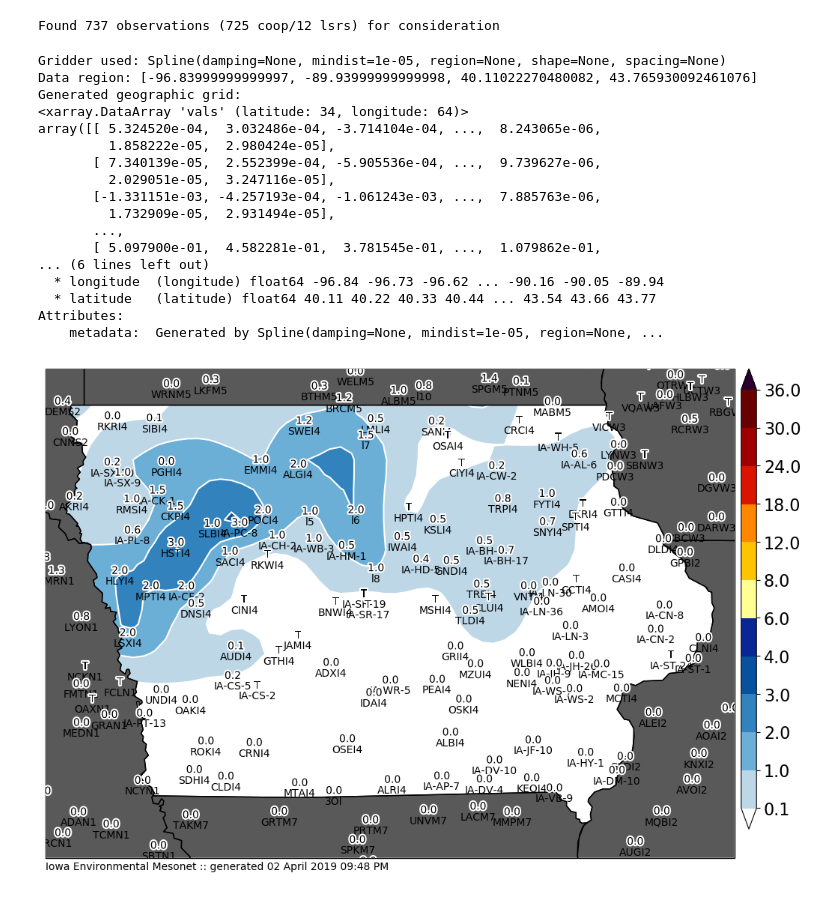
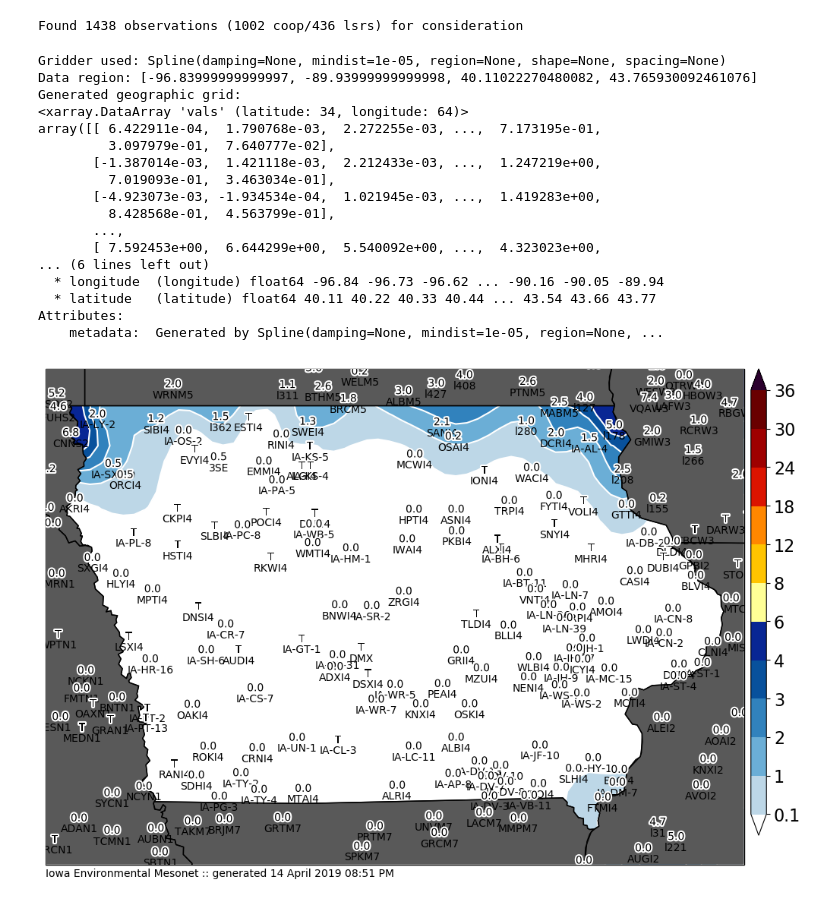
Before and after one commit to akrherz/DEV, a Jupyter notebook: coop/feature_snowfall_analysis.ipynb, the cells around one changed output. Saved outputs shown, nothing was run; the diff lists cells and outputs as text; code cells hidden in the pictures.

```diff
--- a/coop/feature_snowfall_analysis.ipynb
+++ b/coop/feature_snowfall_analysis.ipynb
@@ -81,8 +81,8 @@ def get_coop(dates):
     IEM.close()
     return data
 
-crows = get_coop( ['2019-04-02', '2019-04-03'] )
-sts = utc(2019, 4, 2, 0)
+crows = get_coop( ['2019-04-10', '2019-04-11', '2019-04-12', '2019-04-13'] )
+sts = utc(2019, 4, 10, 12)
 ets = utc(2019, 4, 28, 12, 0)
 lrows = get_lsrs(sts, ets)
 
@@ -126,14 +126,13 @@ dfall = df
 #    dfall = pd.concat([df, pd.DataFrame(newrows)], ignore_index=True)
 dfall.set_index('label', inplace=True)
 # %% [output]
-Found 737 observations (725 coop/12 lsrs) for consideration
+Found 1438 observations (1002 coop/436 lsrs) for consideration
 # %%
-cull = ['DSXI4', 'MCWI4', 'SPRI4']
+cull = []
 if cull:
     dfall.at[cull, 'useme'] = False
 
 hardcode = [
-    ('SLBI4', 2.0),
 
 ]
 
@@ -179,41 +178,41 @@ print("Gridder used:", grd)
 region = [min(ll[0], ul[0]), max(lr[0], ur[0]), min(ll[1], ul[1]), max(ul[1], ur[1])]
 print("Data region:", region)
 
 grid = grd.grid(
     region=region,
     spacing=spacing / 3.,
     projection=projection,
     dims=["latitude", "longitude"],
     data_names=["vals"],
 )
 print("Generated geographic grid:")
 print(grid.vals)
 m.contourf(grid.longitude, grid.latitude, grid.vals, clevs, cmap=cmap)
 df_useme_plot = df_useme[(df_useme['val']>=0) & (df_useme['val']<10)]
 m.plot_values(
     df_useme_plot['lon'], df_useme_plot['lat'], df_useme_plot['datalabel'],
     '%s', labels=df_useme_plot.index.values,
     textsize=10, labeltextsize=10, labelbuffer=0)
 m.postprocess(filename='test.png')
 # %% [output]
 Gridder used: Spline(damping=None, mindist=1e-05, region=None, shape=None, spacing=None)
 Data region: [-96.83999999999997, -89.93999999999998, 40.11022270480082, 43.765930092461076]
 Generated geographic grid:
 <xarray.DataArray 'vals' (latitude: 34, longitude: 64)>
-array([[ 5.324520e-04,  3.032486e-04, -3.714104e-04, ...,  8.243065e-06,
-         1.858222e-05,  2.980424e-05],
-       [ 7.340139e-05,  2.552399e-04, -5.905536e-04, ...,  9.739627e-06,
-         2.029051e-05,  3.247116e-05],
-       [-1.331151e-03, -4.257193e-04, -1.061243e-03, ...,  7.885763e-06,
-         1.732909e-05,  2.931494e-05],
+array([[ 6.422911e-04,  1.790768e-03,  2.272255e-03, ...,  7.173195e-01,
+         3.097979e-01,  7.640777e-02],
+       [-1.387014e-03,  1.421118e-03,  2.212433e-03, ...,  1.247219e+00,
+         7.019093e-01,  3.463034e-01],
+       [-4.923073e-03, -1.934534e-04,  1.021945e-03, ...,  1.419283e+00,
+         8.428568e-01,  4.563799e-01],
        ...,
-       [ 5.097900e-01,  4.582281e-01,  3.781545e-01, ...,  1.079862e-01,
+       [ 7.592453e+00,  6.644299e+00,  5.540092e+00, ...,  4.323023e+00,
 ... (6 lines left out)
   * longitude  (longitude) float64 -96.84 -96.73 -96.62 ... -90.16 -90.05 -89.94
   * latitude   (latitude) float64 40.11 40.22 40.33 40.44 ... 43.54 43.66 43.77
 Attributes:
     metadata:  Generated by Spline(damping=None, mindist=1e-05, region=None, ...
-[figure, old version]
+[figure, new version]
 # %%
 # now we are ready to plot!
 
```
Also changed, not shown: parts of 2 cells of this notebook.
